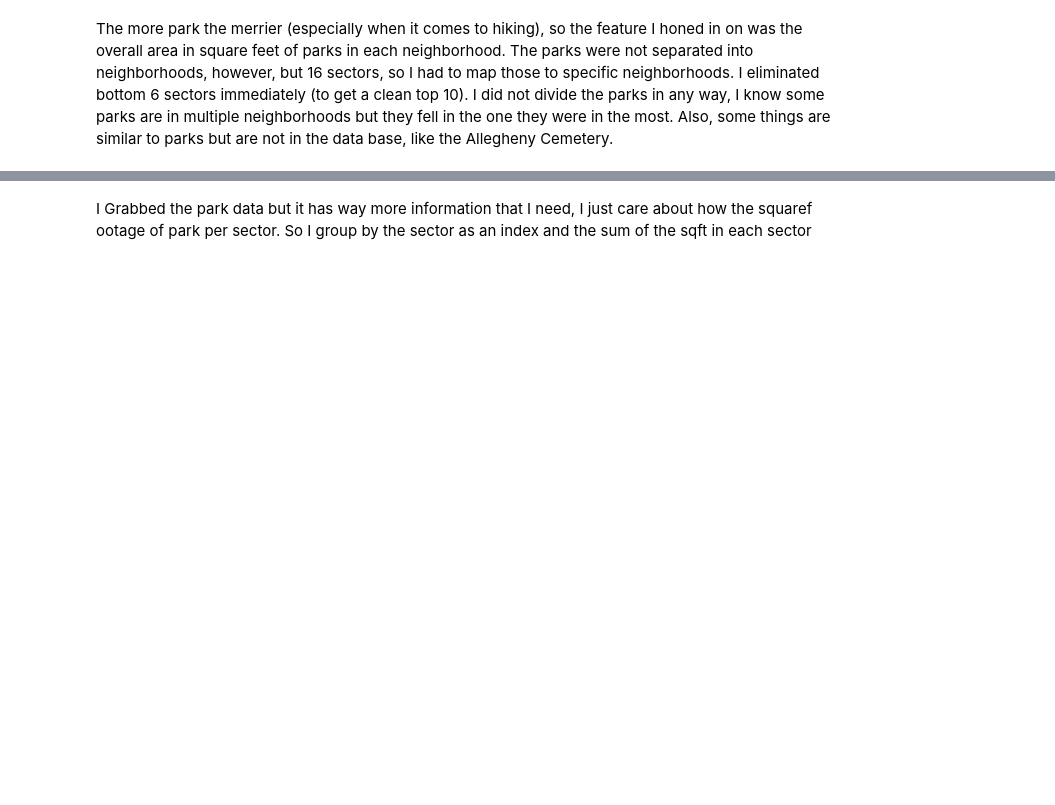
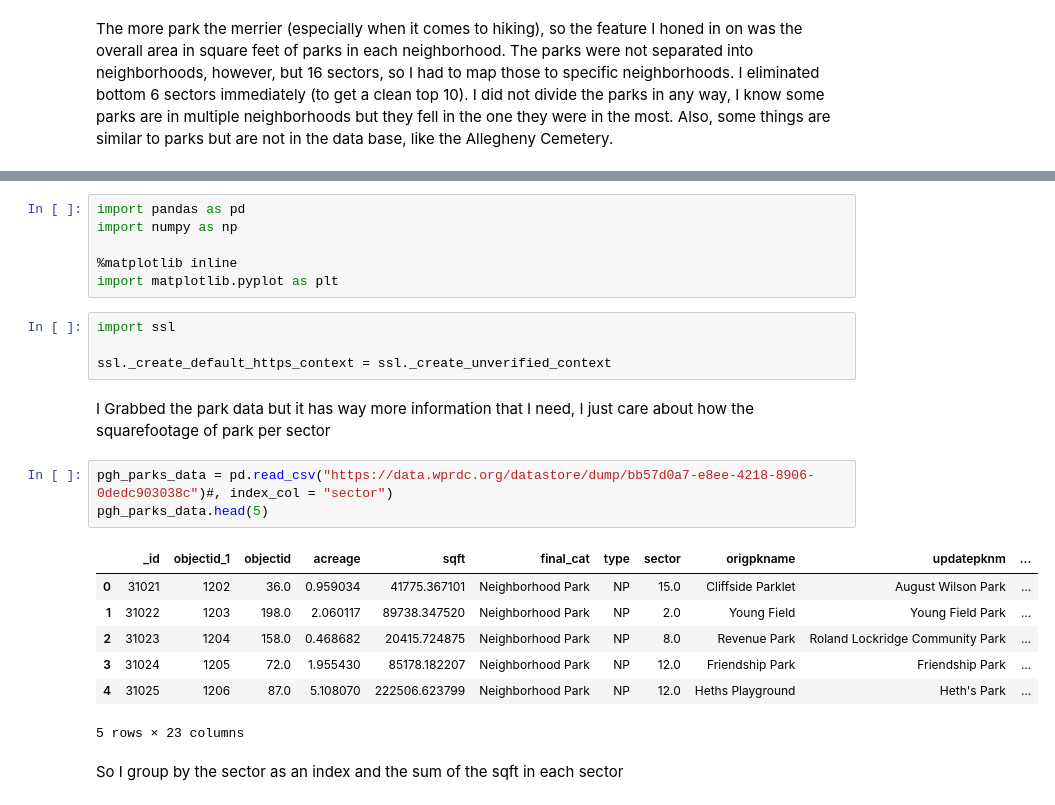
Before and after one commit to nqh2pitt/CMPINF-11-Final-Project, a Jupyter notebook: CMPINF011Finalnqh2.ipynb, the cells around one changed output, grey strips where cells are left out. Drawn from its saved outputs; the diff is of its cells as text; blank space fills up the shorter version.

```diff
--- a/CMPINF011Finalnqh2.ipynb
+++ b/CMPINF011Finalnqh2.ipynb
@@ -30,3 +24,26 @@ The neighborhood with the most square footage of parks in it was **Squirrel Hill
+# %%
+import pandas as pd
+import numpy as np
+
+%matplotlib inline
+import matplotlib.pyplot as plt
+# %%
+import ssl
+
+ssl._create_default_https_context = ssl._create_unverified_context
 # %% [markdown]
-I Grabbed the park data but it has way more information that I need, I just care about how the squaref ootage of park per sector. So I group by the sector as an index and the sum of the sqft in each sector
+I Grabbed the park data but it has way more information that I need, I just care about how the squarefootage of park per sector
+# %%
+pgh_parks_data = pd.read_csv("https://data.wprdc.org/datastore/dump/bb57d0a7-e8ee-4218-8906-0dedc903038c")#, index_col = "sector")
+pgh_parks_data.head(5)
+# %% [output]
+|  | _id | objectid_1 | objectid | acreage | sqft | final_cat | type | sector | origpkname | updatepknm | ... |
+| 0 | 31021 | 1202 | 36.0 | 0.959034 | 41775.367101 | Neighborhood Park | NP | 15.0 | Cliffside Parklet | August Wilson Park | ... |
+| 1 | 31022 | 1203 | 198.0 | 2.060117 | 89738.347520 | Neighborhood Park | NP | 2.0 | Young Field | Young Field Park | ... |
+| 2 | 31023 | 1204 | 158.0 | 0.468682 | 20415.724875 | Neighborhood Park | NP | 8.0 | Revenue Park | Roland Lockridge Community Park | ... |
+| 3 | 31024 | 1205 | 72.0 | 1.955430 | 85178.182207 | Neighborhood Park | NP | 12.0 | Friendship Park | Friendship Park | ... |
+| 4 | 31025 | 1206 | 87.0 | 5.108070 | 222506.623799 | Neighborhood Park | NP | 12.0 | Heths Playground | Heth's Park | ... |
+5 rows × 23 columns
+# %% [markdown]
+So I group by the sector as an index and the sum of the sqft in each sector
 # %%
```
Also changed, not shown: parts of 31 cells of this notebook, 2 other files.
